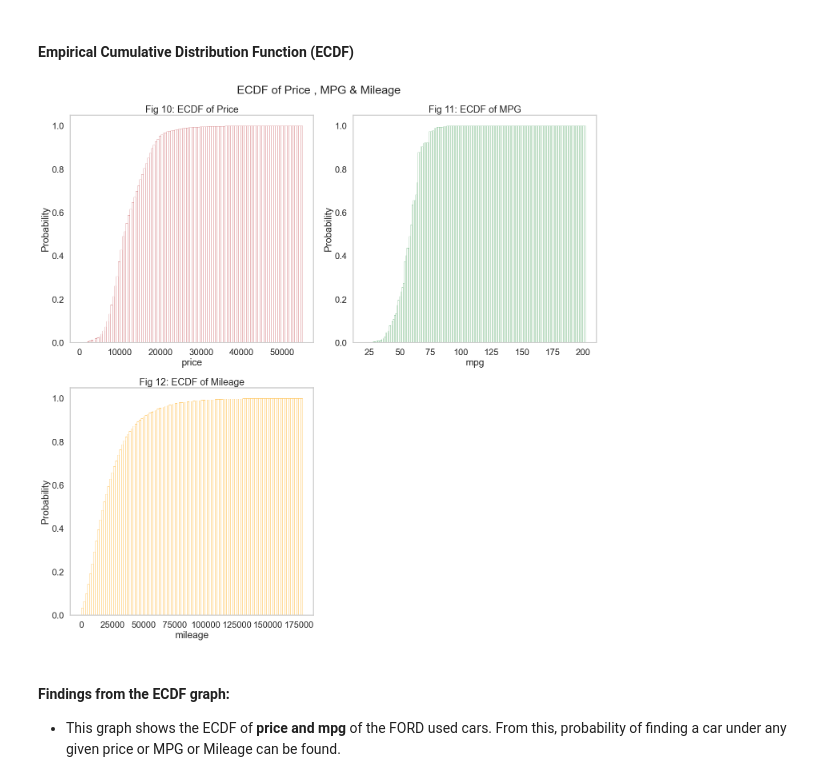
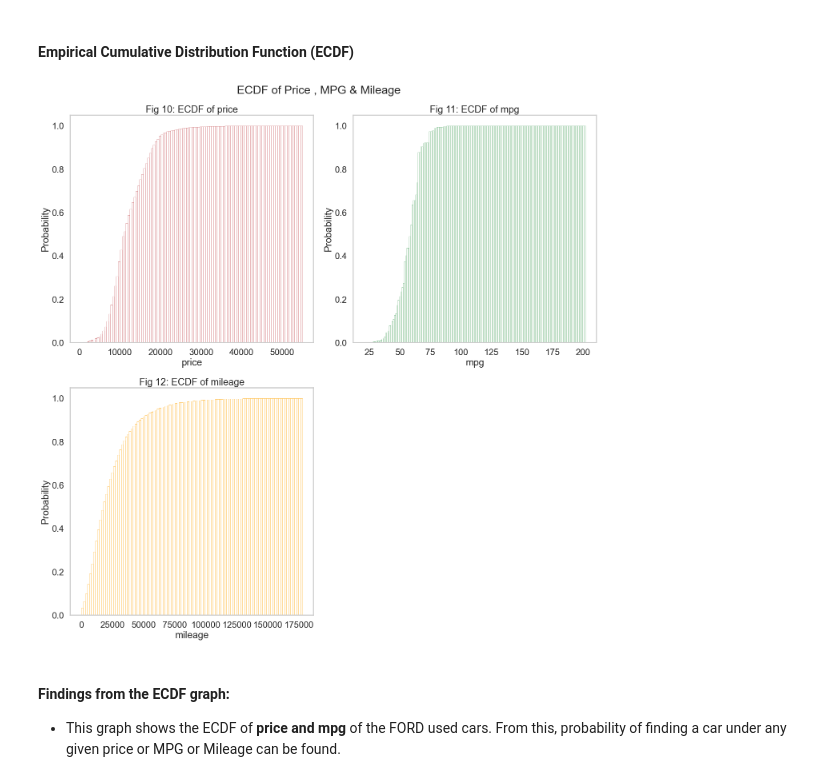
Before and after one commit to AnkonDewan/FORD_used_car_analysis, a Jupyter notebook: FORD_used_car_data visualization_EDA.ipynb, the cells around one changed output. Saved outputs shown, nothing was run; the diff lists cells and outputs as text; code cells hidden in the pictures.

```diff
--- a/FORD_used_car_data visualization_EDA.ipynb
+++ b/FORD_used_car_data visualization_EDA.ipynb
@@ -238,32 +238,28 @@ plt.show()
 # %% [markdown]
 #### Empirical Cumulative Distribution Function (ECDF)
 # %%
-def ECDF(data, x_column, cumulative_true_or_false, stat, fill, palette, color):
+def ECDF(data, x_column, cumulative_true_or_false, stat, fill, palette, color, fig_no):
     sns.histplot(data=data, x=x_column, cumulative=cumulative_true_or_false, stat=stat, fill=fill, palette=palette, color=color)
     plt.grid()
+    plt.title("Fig " + str(fig_no) + ": ECDF of " + x_column)
-# %%
-plt.figure(figsize=(20,20))
-sns.set_context("poster")
-
-plt.subplot(2,2,1)
-ECDF(df, 'price', True,'probability', None, "dark", 'r')
-plt.title("Fig 10: ECDF of Price")
-
-
-plt.subplot(2,2,2)
-ECDF(df, 'mpg', True,'probability', None, "dark", 'g')
-plt.title("Fig 11: ECDF of MPG")
-
-plt.subplot(2,2,3)
-ECDF(df, 'mileage', True,'probability', None, "dark", 'orange')
-plt.title("Fig 12: ECDF of Mileage")
-
-
-plt.suptitle("ECDF of Price , MPG & Mileage")
-plt.tight_layout()
-plt.show()
-# %% [output]
-[figure, removed]
-# %% [markdown]
-#### Findings from the ECDF graph:
-- This graph shows the ECDF of **price and mpg** of the FORD used cars. From this, probability of finding a car under any given price or MPG or Mileage can be found.
+# %%
+plt.figure(figsize=(20,20))
+sns.set_context("poster")
+
+plt.subplot(2,2,1)
+ECDF(df, 'price', True,'probability', None, "dark", 'r',10)
+
+plt.subplot(2,2,2)
+ECDF(df, 'mpg', True,'probability', None, "dark", 'g',11)
+
+plt.subplot(2,2,3)
+ECDF(df, 'mileage', True,'probability', None, "dark", 'orange',12)
+
+plt.suptitle("ECDF of Price , MPG & Mileage")
+plt.tight_layout()
+plt.show()
+# %% [output]
+[figure, added]
+# %% [markdown]
+#### Findings from the ECDF graph:
+- This graph shows the ECDF of **price and mpg** of the FORD used cars. From this, probability of finding a car under any given price or MPG or Mileage can be found.
```
